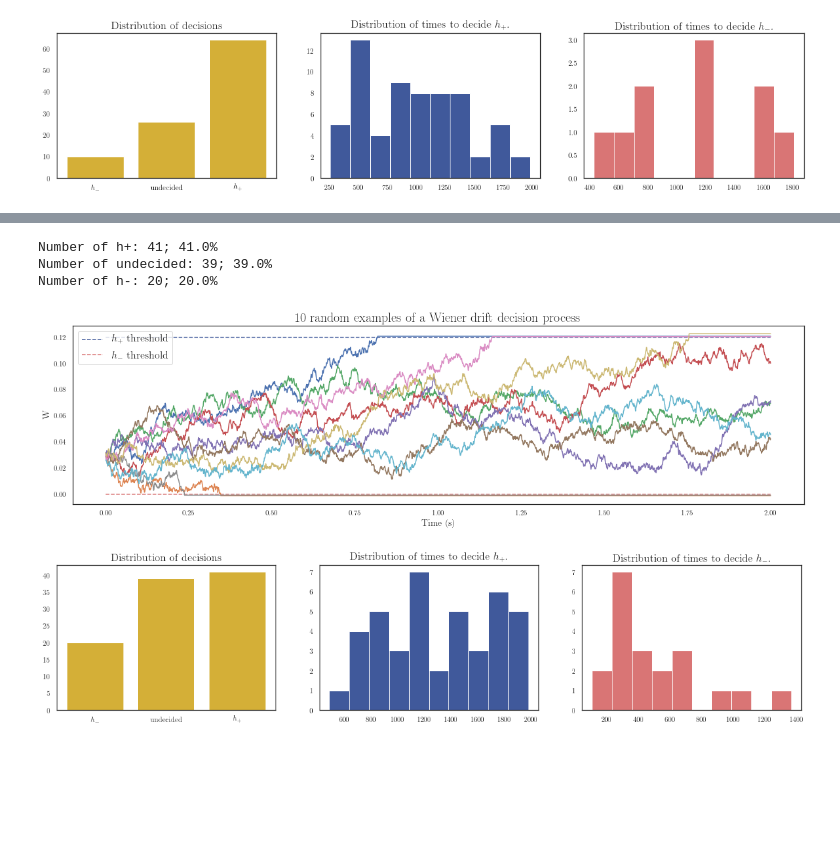
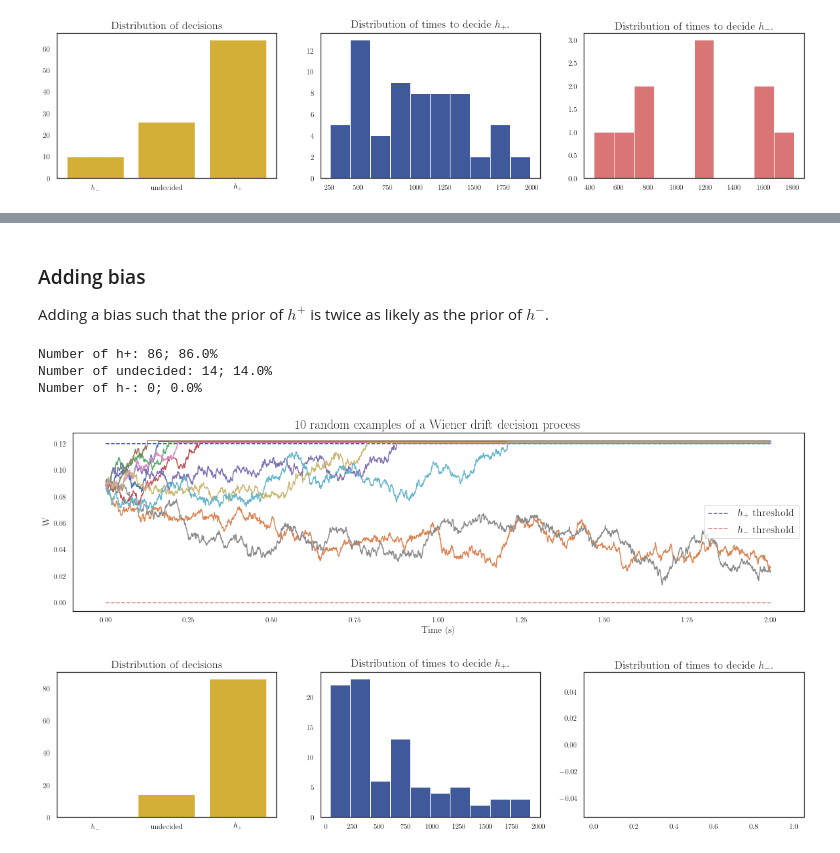
Before and after one commit to joanreyero/decision-making-models, a Jupyter notebook: model-behavioural-data.ipynb, the cells around one changed output, grey strips where cells are left out. Saved outputs shown, nothing was run; the diff lists cells and outputs as text; code cells hidden in the pictures; blank space fills up the shorter version.

```diff
--- a/model-behavioural-data.ipynb
+++ b/model-behavioural-data.ipynb
@@ -1095,9 +1419,13 @@ Number of h-: 41; 41.0%
+# %% [markdown]
+### Adding bias
+
+Adding a bias such that the prior of $h^+$ is twice as likely as the prior of $h^-$.
 # %%
-dd = Decision(DECISION_INPUTS(), bias=-0.5)
+dd = Decision(DECISION_INPUTS(), bias=0.5)
 dd.plot()
 # %% [output]
-Number of h+: 41; 41.0%
-Number of undecided: 39; 39.0%
-Number of h-: 20; 20.0%
+Number of h+: 86; 86.0%
+Number of undecided: 14; 14.0%
+Number of h-: 0; 0.0%
-[figure, old version]
+[figure, new version]
-[figure, old version]
+[figure, new version]
```
Also changed, not shown: parts of 24 cells of this notebook, 11 other files.
